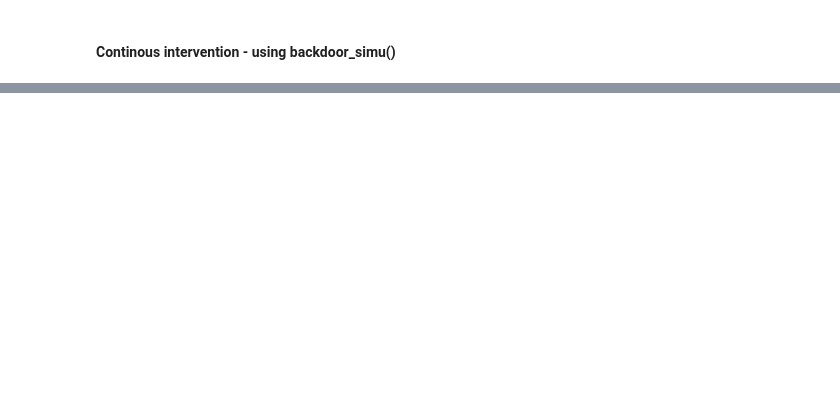
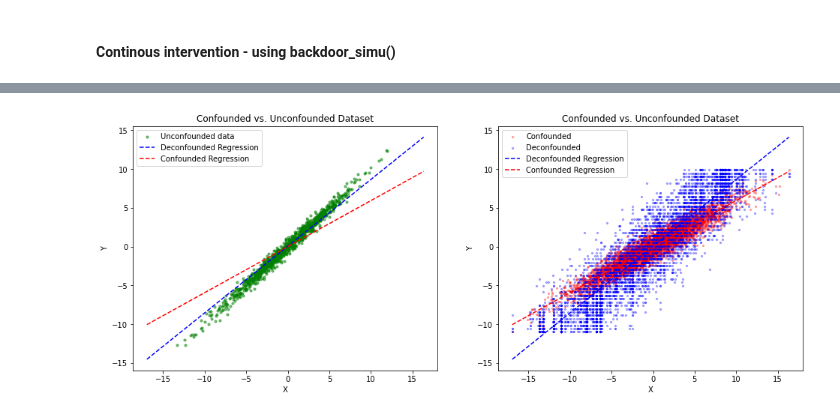
Before and after one commit to JianqiaoMao/CausalBootstrapping, a Jupyter notebook: CausalBootstrapping/Tutorials/Tutorial1-Backdoor.ipynb, the cells around one changed output, grey strips where cells are left out. Cells and saved outputs as stored; diff of their text form; code cells hidden in the pictures; blank space fills up the shorter version.

```diff
--- a/CausalBootstrapping/Tutorials/Tutorial1-Backdoor.ipynb
+++ b/CausalBootstrapping/Tutorials/Tutorial1-Backdoor.ipynb
@@ -183,17 +183,17 @@ n_bins_yu = [dist_est_bin_num,dist_est_bin_num]
 n_bins_u = [dist_est_bin_num]
 
 dist_estimator_yu = MultivarContiDistributionEstimator(data_fit=joint_yu_data, n_bins = n_bins_yu)
-pdf_yu, pyu = dist_estimator_yu.fit_histogram()
+pdf_yu, pyu = dist_estimator_yu.fit_kde()
 dist_estimator_u = MultivarContiDistributionEstimator(data_fit=U_train, n_bins = n_bins_u)
-pdf_u, pu = dist_estimator_u.fit_histogram()
+pdf_u, pu = dist_estimator_u.fit_kde()
 # %%
 # Construct the distribution mapping dict
 dist_map = {tuple(sorted(['Y', 'U'])): lambda Y, U: pdf_yu([Y,U]),
             tuple(['U']): lambda U: pdf_u(U)}
 # %%
 # Set simulated interventions and bootstrap the data
-intv_intval_num = 20
-kernel_width = 0.1
+intv_intval_num = 50
+kernel_width = 2
 Y_interv_values = np.linspace(np.min(Y_train), np.max(Y_train), intv_intval_num)
 
 cb_data_simu = {}
@@ -212,10 +212,10 @@ for i, interv_value in enumerate(Y_interv_values):
             cb_data_simu[key] = np.vstack((cb_data_simu[key], cb_data[key]))
 # %%
 ## Train two linear support vector machines using confounded and de-confounded datasets
-reg_cb = svm.SVR(kernel = "linear", C=5)
+reg_cb = svm.SVR(kernel = "linear", C=2)
 reg_cb.fit(cb_data_simu['X'], cb_data_simu['intv_Y'].reshape(-1))
 
-reg_conf = svm.SVR(kernel = "linear", C=5)
+reg_conf = svm.SVR(kernel = "linear", C=2)
 reg_conf.fit(X_train, Y_train.reshape(-1))
 
 ## compare their performance on un-confounded test set
@@ -259,53 +259,30 @@ R-squared: 0.3401
 # %%
-# Compare models' regression hyperplain
-%matplotlib qt5
-x_grid, y_grid = np.meshgrid(np.linspace(-5,55, num=100), np.linspace(-10,7.5, num=100))
-grid_points = np.c_[x_grid.ravel(), y_grid.ravel()]
-z_grid_cb = reg_cb.predict(grid_points)
-z_grid_cb = z_grid_cb.reshape(x_grid.shape)
-z_grid_conf = reg_conf.predict(grid_points)
-z_grid_conf = z_grid_conf.reshape(x_grid.shape)
+# Compute the regression hyperplains
+x_grid = np.linspace(np.min(X_train),np.max(X_train), num=100)
+reg_y_cb = reg_cb.predict(x_grid.reshape(-1,1))
+reg_y_conf = reg_conf.predict(x_grid.reshape(-1,1))
 
+fig,axs=plt.subplots(1, 2 , figsize=(16,6))
 # Plot the unconfounded test data
-fig = plt.figure(figsize=(8,8))
-ax = fig.add_subplot(projection='3d')
-ax.scatter(X_test[:,0], X_test[:,1], Y_test, color='blue', marker='o', s = 20, alpha = 0.7)
+axs[0].scatter(X_test, Y_test, alpha=0.5, color='green', label='Unconfounded data', s=10)
 # Plot the regression hyperplain
-surf1 = ax.plot_surface(x_grid, y_grid, z_grid_cb, color='orange', alpha=0.5)
-surf2 = ax.plot_surface(x_grid, y_grid, z_grid_conf, color='green', alpha=0.5)
-surf1._facecolors2d = surf1._facecolors
-surf1._edgecolors2d = surf1._edgecolors
-surf2._facecolors2d = surf2._facecolors
-surf2._edgecolors2d = surf2._edgecolors
-ax.set_xlabel('Feature 1')
-ax.set_ylabel('Feature 2')
-ax.set_zlabel('Target')
-ax.legend(["Unconfounded test data",
-           "deconfounded regression surface",
-           "confounded regression surface"])
-plt.title("Regression hyperplain & Unconfounded test data")
-plt.tight_layout()
-plt.show()
+axs[0].plot(x_grid, reg_y_cb, 'b--', label='Deconfounded Regression')
+axs[0].plot(x_grid, reg_y_conf, 'r--', label='Confounded Regression')
+axs[0].set_xlabel('X')
+axs[0].set_ylabel('Y')
+axs[0].set_title('Confounded vs. Unconfounded Dataset')
+axs[0].legend()
 
 # Plot the deconfounded and confounded training data
-fig = plt.figure(figsize=(8,8))
-ax = fig.add_subplot(projection='3d')
-ax.scatter(cb_data_simu["X"][:,0], cb_data_simu["X"][:,1], cb_data_simu["intv_Y"], color='red', marker='x', s = 10, alpha = 0.4)
-ax.scatter(X_train[:,0], X_train[:,1], Y_train, color='green', marker='o', s = 10, alpha = 0.4)
+axs[1].scatter(X_train, Y_train, alpha=0.3, color='red', label='Confounded', s=5)
+axs[1].scatter(cb_data_simu["X"], cb_data_simu["intv_Y"], alpha=0.3, color='blue', label='Deconfounded', s=5)
 # Plot the regression hyperplain
-surf1 = ax.plot_surface(x_grid, y_grid, z_grid_cb, color='orange', alpha=0.5)
-surf2 = ax.plot_surface(x_grid, y_grid, z_grid_conf, color='green', alpha=0.5)
-surf1._facecolors2d = surf1._facecolors
-surf1._edgecolors2d = surf1._edgecolors
-surf2._facecolors2d = surf2._facecolors
-surf2._edgecolors2d = surf2._edgecolors
-ax.set_xlabel('Feature 1')
-ax.set_ylabel('Feature 2')
-ax.set_zlabel('Target')
-ax.legend(["Deconfounded training data",
-           "Confounded training data",
-           "deconfounded regression surface",
-           "confounded regression surface"])
-plt.title("Regression hyperplain & Unconfounded test data")
-plt.tight_layout()
+axs[1].plot(x_grid, reg_y_cb, 'b--', label='Deconfounded Regression')
+axs[1].plot(x_grid, reg_y_conf, 'r--', label='Confounded Regression')
+axs[1].set_xlabel('X')
+axs[1].set_ylabel('Y')
+axs[1].set_title('Confounded vs. Unconfounded Dataset')
+axs[1].legend()
 plt.show()
+# %% [output]
+[figure, added]
```
Also changed, not shown: parts of 3 cells of this notebook, 7 other files.
